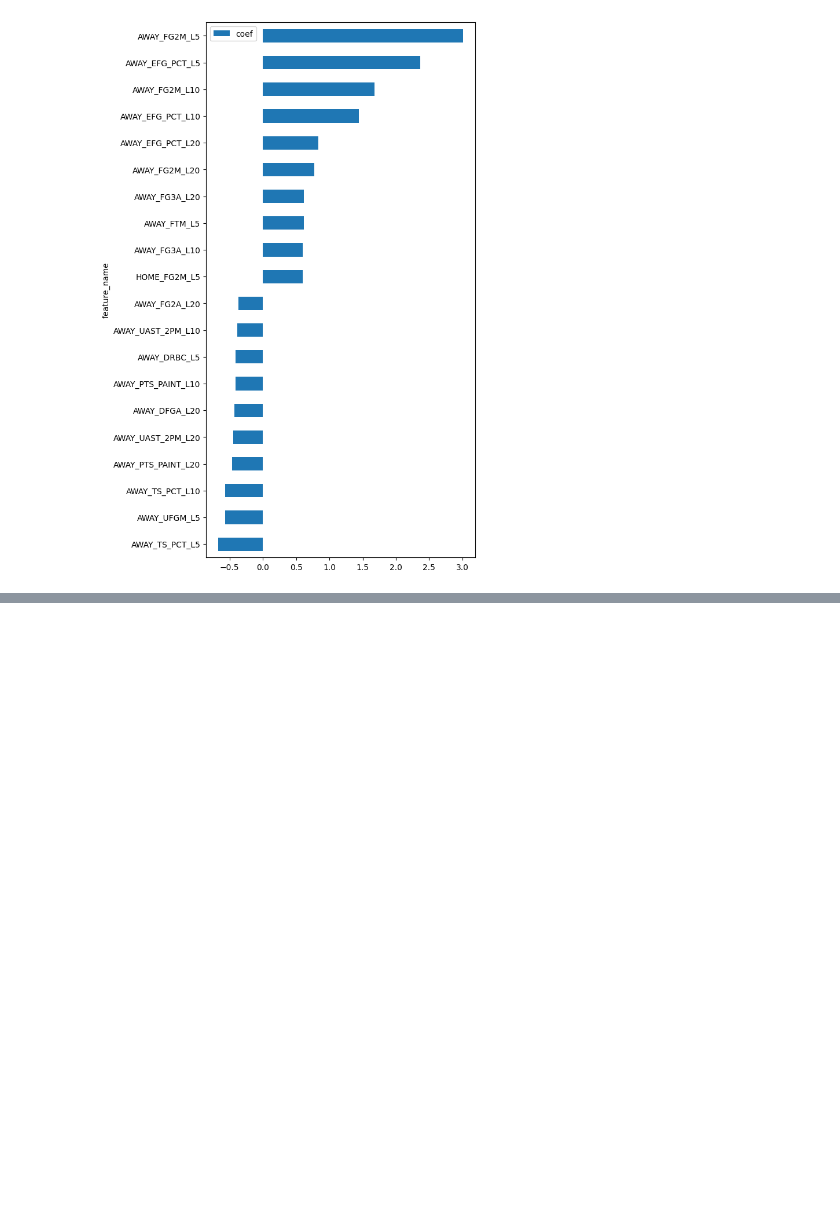
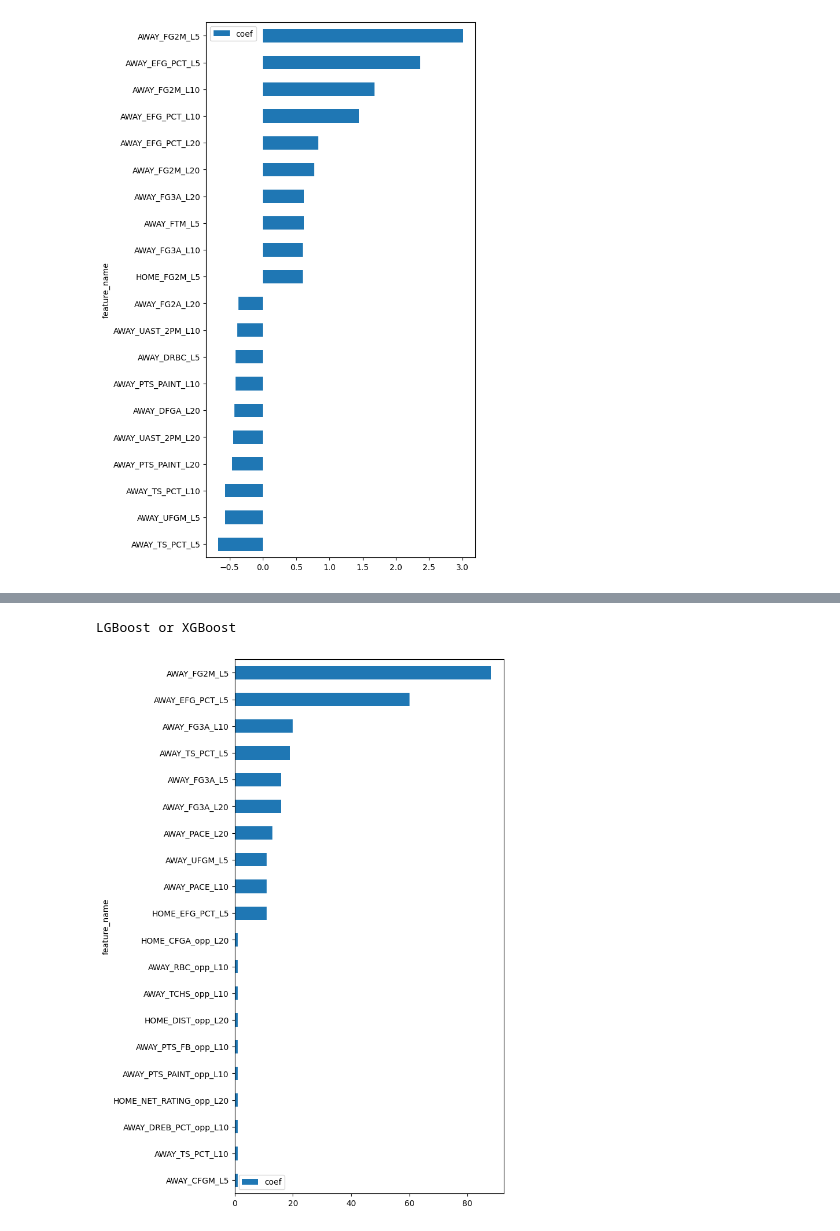
Before and after one commit to jnish23/NBA_Model_V2, a Jupyter notebook: notebooks/model_feature_analysis.ipynb, the cells around one changed output, grey strips where cells are left out. Drawn from its saved outputs; the diff is of its cells as text; code cells hidden in the pictures; blank space fills up the shorter version.

```diff
--- a/notebooks/model_feature_analysis.ipynb
+++ b/notebooks/model_feature_analysis.ipynb
@@ -94,0 +114,5 @@ sgd_coef_df.sort_values('coef', ascending=False)
+# %%
+lgb_coef_df = view_model_coefs(best_lgb_reg.estimators_[1], X_train)
+# %% [output]
+LGBoost or XGBoost
+[figure, added]
```
Also changed, not shown: parts of 5 cells of this notebook, 4 other files.
